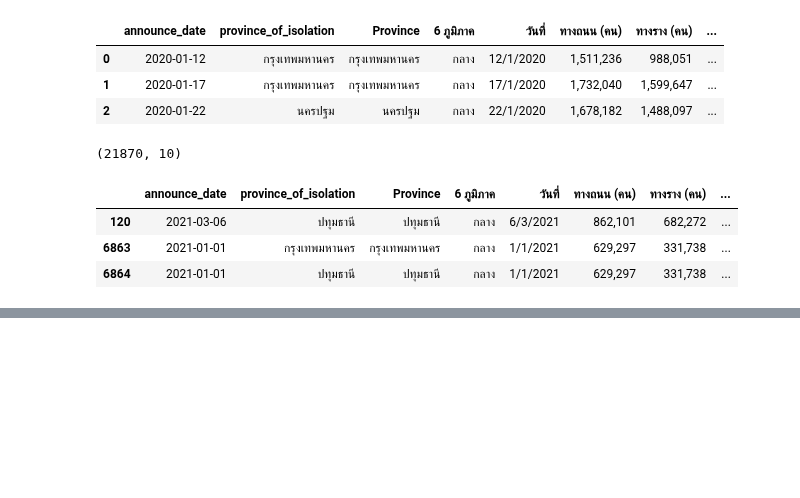
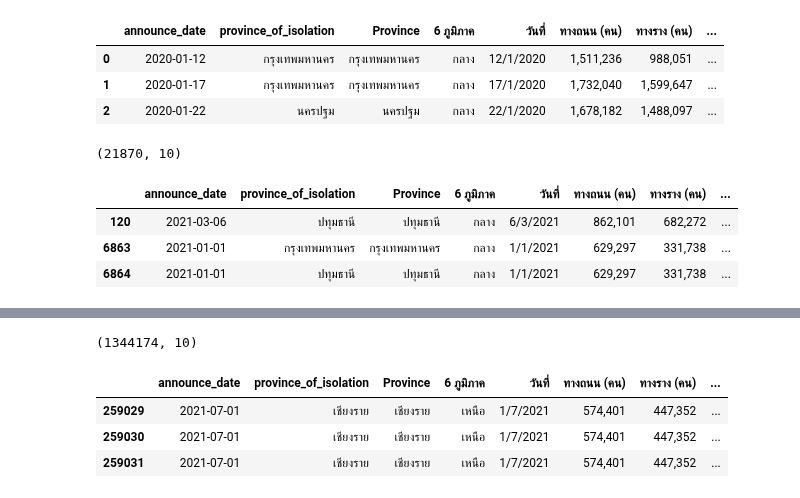
Before and after one commit to Nunticha24/data_viz_2022, a Jupyter notebook: Project_Dinosaur.ipynb, the cells around one changed output, grey strips where cells are left out. Saved outputs shown, nothing was run; the diff lists cells and outputs as text; code cells hidden in the pictures; blank space fills up the shorter version.

```diff
--- a/Project_Dinosaur.ipynb
+++ b/Project_Dinosaur.ipynb
@@ -450,0 +477,10 @@ covid2021_1.head(3)
+# %%
+covid2021_3 = all_data[(all_data['announce_date'] >= '2021-07-01') & (all_data['announce_date'] < '2021-10-01')] #เลือกข้อมูลไตรมาสสามของปี 2021
+print(covid2021_3.shape)
+covid2021_3.head(3)
+# %% [output]
+(1344174, 10)
+|  | announce_date | province_of_isolation | Province | 6 ภูมิภาค | วันที่ | ทางถนน (คน) | ทางราง (คน) | ... |
+| 259029 | 2021-07-01 | เชียงราย | เชียงราย | เหนือ | 1/7/2021 | 574,401 | 447,352 | ... |
+| 259030 | 2021-07-01 | เชียงราย | เชียงราย | เหนือ | 1/7/2021 | 574,401 | 447,352 | ... |
+| 259031 | 2021-07-01 | เชียงราย | เชียงราย | เหนือ | 1/7/2021 | 574,401 | 447,352 | ... |
```
Also changed, not shown: parts of 8 cells of this notebook.
